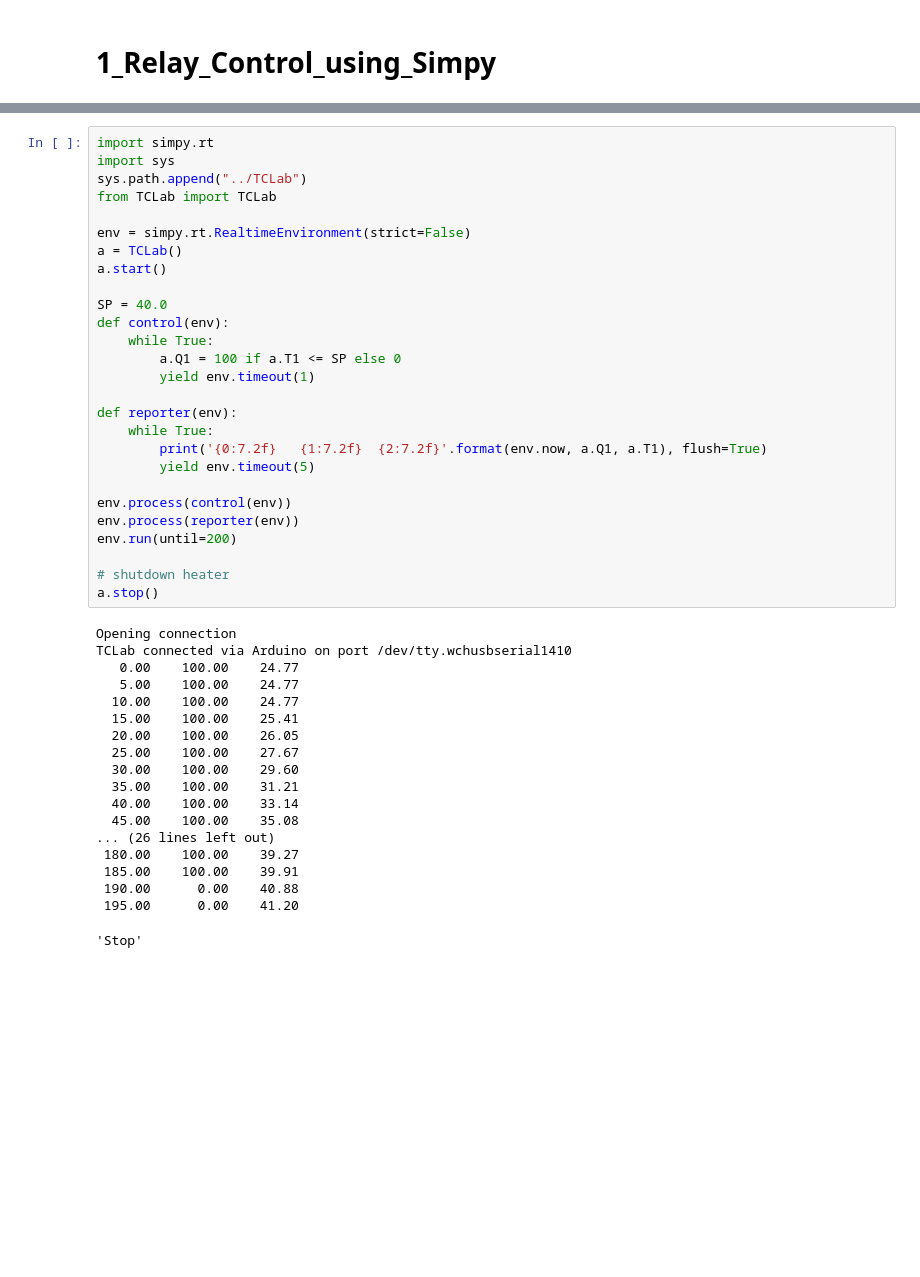
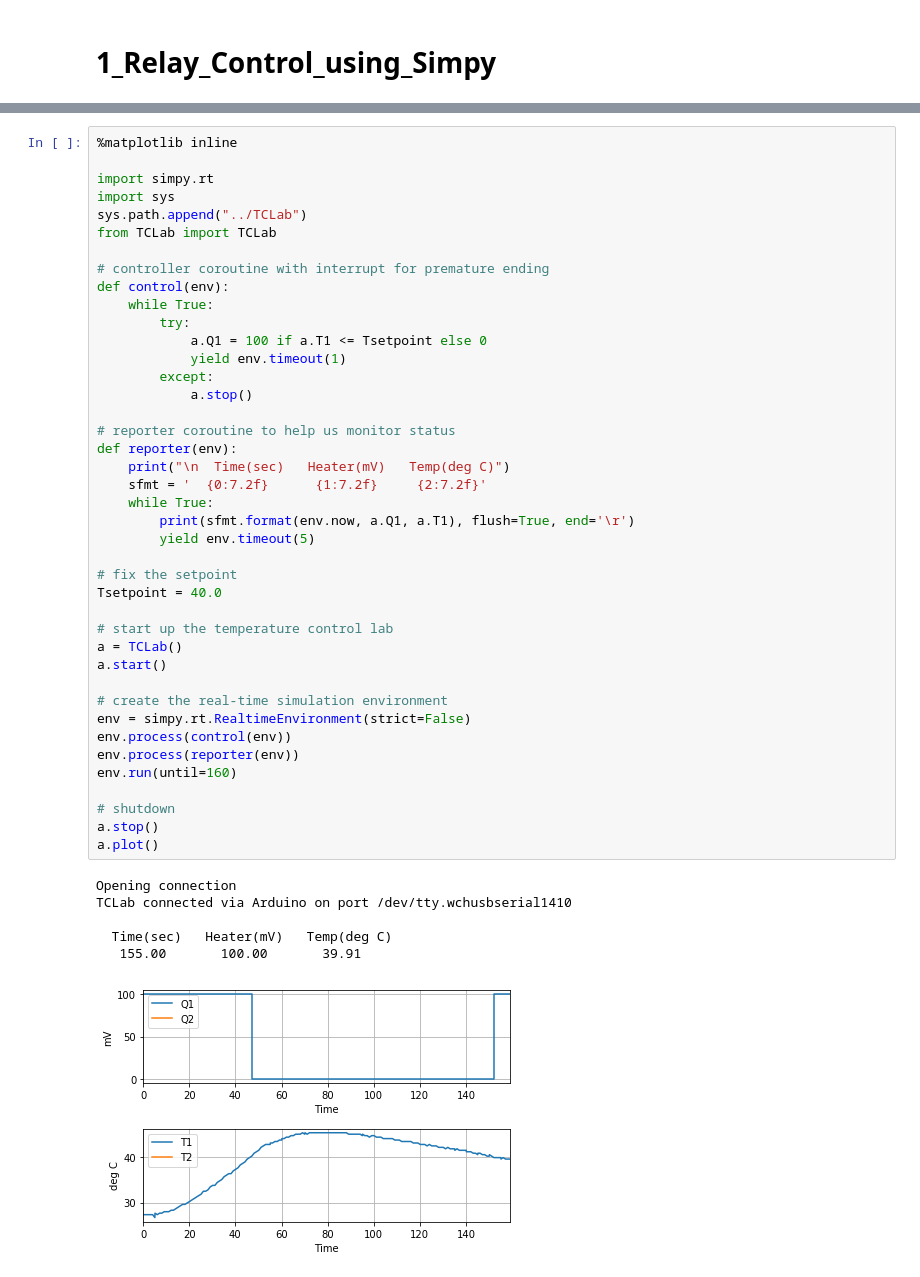
Before and after one commit to APMonitor/arduino, a Jupyter notebook: TCLab/notebooks/1_Relay_Control.ipynb, the cells around one changed output, grey strips where cells are left out. Saved outputs shown, nothing was run; the diff lists cells and outputs as text; blank space fills up the shorter version.

Commit message:
enhance first notebook on relay control

```diff
--- a/TCLab/notebooks/1_Relay_Control.ipynb
+++ b/TCLab/notebooks/1_Relay_Control.ipynb
@@ -3,46 +16,48 @@
 # %%
+%matplotlib inline
+
 import simpy.rt
 import sys
 sys.path.append("../TCLab")
 from TCLab import TCLab
 
-env = simpy.rt.RealtimeEnvironment(strict=False)
+# controller coroutine with interrupt for premature ending
+def control(env):
+    while True:
+        try:
+            a.Q1 = 100 if a.T1 <= Tsetpoint else 0
+            yield env.timeout(1)
+        except:
+            a.stop()
+
+# reporter coroutine to help us monitor status
+def reporter(env):
+    print("\n  Time(sec)   Heater(mV)   Temp(deg C)")
+    sfmt = '  {0:7.2f}      {1:7.2f}     {2:7.2f}'
+    while True:
+        print(sfmt.format(env.now, a.Q1, a.T1), flush=True, end='\r')
+        yield env.timeout(5)
+
+# fix the setpoint
+Tsetpoint = 40.0
+
+# start up the temperature control lab
 a = TCLab()
 a.start()
 
-SP = 40.0
-def control(env):
-    while True:
-        a.Q1 = 100 if a.T1 <= SP else 0
-        yield env.timeout(1)
-
-def reporter(env):
-    while True:
-        print('{0:7.2f}   {1:7.2f}  {2:7.2f}'.format(env.now, a.Q1, a.T1), flush=True)
-        yield env.timeout(5)
-
+# create the real-time simulation environment
+env = simpy.rt.RealtimeEnvironment(strict=False)
 env.process(control(env))
 env.process(reporter(env))
-env.run(until=200)
+env.run(until=160)
 
-# shutdown heater
+# shutdown
 a.stop()
+a.plot()
 # %% [output]
 Opening connection
 TCLab connected via Arduino on port /dev/tty.wchusbserial1410
-   0.00    100.00    24.77
-   5.00    100.00    24.77
-  10.00    100.00    24.77
-  15.00    100.00    25.41
-  20.00    100.00    26.05
-  25.00    100.00    27.67
-  30.00    100.00    29.60
-  35.00    100.00    31.21
-  40.00    100.00    33.14
-  45.00    100.00    35.08
-... (26 lines left out)
- 180.00    100.00    39.27
- 185.00    100.00    39.91
- 190.00      0.00    40.88
- 195.00      0.00    41.20
+
+  Time(sec)   Heater(mV)   Temp(deg C)
+   155.00       100.00       39.91
-'Stop'
+[figure, added]
```
Also changed, not shown: parts of 15 cells of this notebook, 1 other file.
